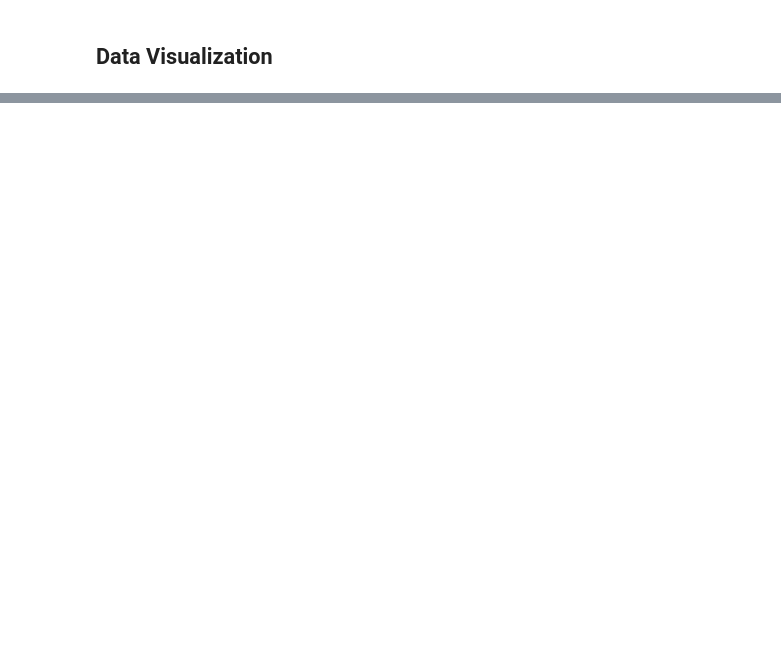
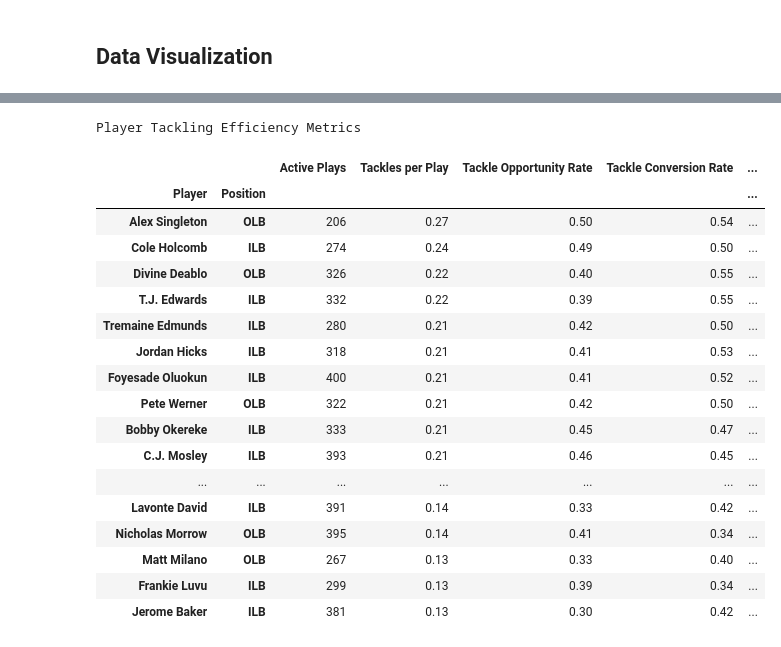
Before and after one commit to mpchang/uncovering-missed-tackle-opportunities, a Jupyter notebook: code/build_metric.ipynb, the cells around one changed output, grey strips where cells are left out. Cells and saved outputs as stored; diff of their text form; code cells hidden in the pictures; blank space fills up the shorter version.

```diff
--- a/code/build_metric.ipynb
+++ b/code/build_metric.ipynb
@@ -55,12 +55,14 @@ df_tackles = pd.read_csv(os.path.join(root_dir, "data/tackles.csv"))
 df_tracking = pd.concat([df_tracking_train, df_tracking_test])
 tks_by_player = df_tackles.groupby("nflId").sum()
 tks_by_player = tks_by_player.drop(columns=["gameId", "playId"])            # these cols no longer have meaning after sum()
-made_tks_30 = tks_by_player[tks_by_player["tackle"] > 30]
+made_tks_30 = tks_by_player[tks_by_player["tackle"] > 30]                   # only look at players with > 30 solo tackles over weeks 1-9
 ids = made_tks_30.index.tolist()
 
 # Step 2) For each of those defensive players, iterate through all plays and identify the ones that they are involved in
 df_converted_tackles = pd.DataFrame(columns=["nflId", "display_name", "active_plays", "position", "made_tackles", "tackle_opportunities", "tackle_opportunity_rate", "missed_opportunity_rate", "tackle_conversion_ratio"])
+ct = 0          # counter for how many players have been processed
 for id in ids:
+    ct += 1                 # increment count
     skipped_ct = 0          # counter for skipped plays
     tackle_opp_ct = 0       # tackle opportunity counter
     missed_opp_ct = 0       # missed tackle opportunity counter
@@ -71,7 +73,10 @@ for id in ids:
 
     # Below, iterate through each (gameId, playId) combo that the defender is involved in. Extract the tracking data for both the defender and the ballcarrier of the play. Run inference.
     for (gameId, playId), _ in gb:
-        df_tracking_play = df_tracking[(df_tracking.gameId == gameId) & (df_tracking.playId == playId) & ((df_tracking.nflId == id) | (df_tracking.nflId == df_tracking.ballCarrierId))]
+        # Isolate tracking data for this play
+        df_tracking_play = df_tracking[(df_tracking.gameId == gameId) & (df_tracking.playId == playId)]
+        assert not df_tracking_play.empty, f"ERROR: Play ({gameId}, {playId})  not found."
+
         ts_list = build_inference_tackle_sequences(df_tracking_play, gameId, playId, id, offset_frames=10, sequence_len=1, dt=1, verbose=False)
         if len(ts_list) == 0:
             skipped_ct += 1
@@ -131,7 +136,7 @@ for id in ids:
                     }
     df_player_stats = pd.DataFrame(player_stats, index=player_stats["nflId"])
     df_converted_tackles = pd.concat([df_converted_tackles, df_player_stats])
-    print(f"Completed analysis for player {id}, skipped_ct = {skipped_ct}, active_plays_ct = {len(gb)}, tackle_made_ct = {tackle_made_ct}, tackle_opp_ct = {tackle_opp_ct}, missed_opp_ct = {missed_opp_ct}, tackle_conversion_rate = {(tackle_made_ct / tackle_opp_ct):.2f}")
+    print(f"[{ct}/{len(ids)}] Completed analysis for player {id}, skipped_ct = {skipped_ct}, active_plays_ct = {len(gb)}, tackle_made_ct = {tackle_made_ct}, tackle_opp_ct = {tackle_opp_ct}, missed_opp_ct = {missed_opp_ct}, tackle_conversion_rate = {(tackle_made_ct / tackle_opp_ct):.2f}")
 
 # Save computed tackle opportunity data
 current_datetime = datetime.now().strftime("%m%d%Y-%H%M")
@@ -189,7 +193,7 @@ def value_to_text_color(value, ranges):
 
 def make_pretty(styler):
     styler.set_caption("Player Tackling Efficiency Metrics").set_table_styles([{'selector': 'caption', 'props': 'caption-side: bottom; font-size:1.25em;'}], overwrite=False)
-    show_cols = ["active_plays", "tackles_per_play", "tackle_opportunity_rate", "tackle_conversion_ratio", "missed_opportunity_rate"]
+    show_cols = ["active_plays", "tackles_per_play", "tackle_opportunity_rate", "tackle_conversion_rate", "missed_opportunity_rate"]
     styler.hide([col for col in styler.columns if col not in show_cols], axis=1)
     styler.format(precision=2)
     styler.relabel_index(["Active Plays", "Tackles per Play", "Tackle Opportunity Rate", "Tackle Conversion Rate", "Missed Opportunity Rate"], axis=1)
@@ -254,7 +258,7 @@ df_converted_tackles["tackles_per_play"] = df_converted_tackles.made_tackles/df_
 df = df_converted_tackles[(df_converted_tackles.position == "FS") | (df_converted_tackles.position == "SS") | (df_converted_tackles.position == "CB")]
 df = df.drop(columns=["nflId"])
 df = df.set_index(["display_name", "position"])     # convert name and position to indices
-df = df[["active_plays", "tackles_per_play", "tackle_opportunity_rate", "tackle_conversion_ratio", "missed_opportunity_rate"]]
+df = df[["active_plays", "tackles_per_play", "tackle_opportunity_rate", "tackle_conversion_rate", "missed_opportunity_rate"]]
 # df = df.astype({"missed_opportunities": "int32"})
 df.index.rename(["Player", "Position"], level=[0, 1], inplace=True)
 df = df.sort_values(by=["tackles_per_play"], ascending=False)
@@ -267,18 +291,38 @@ styled_df
 # %%
 # Output tackle opp, missed tackle opp, and rate data in HTML table format for Linebackers
 df = df_converted_tackles[(df_converted_tackles.position == "ILB") | (df_converted_tackles.position == "OLB")]
 df = df.drop(columns=["nflId"])
 df = df.set_index(["display_name", "position"])     # convert name and position to indices
-df = df[["active_plays", "tackles_per_play", "tackle_opportunity_rate", "tackle_conversion_ratio", "missed_opportunity_rate"]]
+df = df[["active_plays", "tackles_per_play", "tackle_opportunity_rate", "tackle_conversion_rate", "missed_opportunity_rate"]]
 # df = df.astype({"missed_opportunities": "int32"})
 df.index.rename(["Player", "Position"], level=[0, 1], inplace=True)
 df = df.sort_values(by=["tackles_per_play"], ascending=False)
 
 styled_df = df.style.pipe(make_pretty)
 styled_df = color_rates(styled_df, df)
 
 styled_df
 # print_html(styled_df)
+# %% [output]
+Player Tackling Efficiency Metrics
+|  |  | Active Plays | Tackles per Play | Tackle Opportunity Rate | Tackle Conversion Rate | ... |
+| Player | Position |  |  |  |  | ... |
+| Alex Singleton | OLB | 206 | 0.27 | 0.50 | 0.54 | ... |
+| Cole Holcomb | ILB | 274 | 0.24 | 0.49 | 0.50 | ... |
+| Divine Deablo | OLB | 326 | 0.22 | 0.40 | 0.55 | ... |
+| T.J. Edwards | ILB | 332 | 0.22 | 0.39 | 0.55 | ... |
+| Tremaine Edmunds | ILB | 280 | 0.21 | 0.42 | 0.50 | ... |
+| Jordan Hicks | ILB | 318 | 0.21 | 0.41 | 0.53 | ... |
+| Foyesade Oluokun | ILB | 400 | 0.21 | 0.41 | 0.52 | ... |
+| Pete Werner | OLB | 322 | 0.21 | 0.42 | 0.50 | ... |
+| Bobby Okereke | ILB | 333 | 0.21 | 0.45 | 0.47 | ... |
+| C.J. Mosley | ILB | 393 | 0.21 | 0.46 | 0.45 | ... |
+| ... | ... | ... | ... | ... | ... | ... |
+| Lavonte David | ILB | 391 | 0.14 | 0.33 | 0.42 | ... |
+| Nicholas Morrow | OLB | 395 | 0.14 | 0.41 | 0.34 | ... |
+| Matt Milano | OLB | 267 | 0.13 | 0.33 | 0.40 | ... |
+| Frankie Luvu | ILB | 299 | 0.13 | 0.39 | 0.34 | ... |
+| Jerome Baker | ILB | 381 | 0.13 | 0.30 | 0.42 | ... |
 # %%
 # Create plot of missed opportunity rate vs. tackle opportunity rate for secondary and linebackers
 
```
Also changed, not shown: parts of 7 cells of this notebook, 1 other file.
